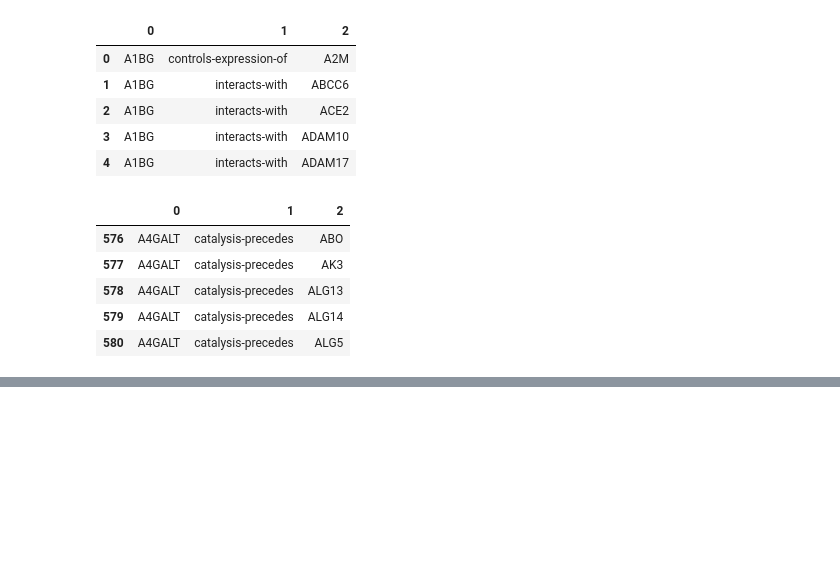
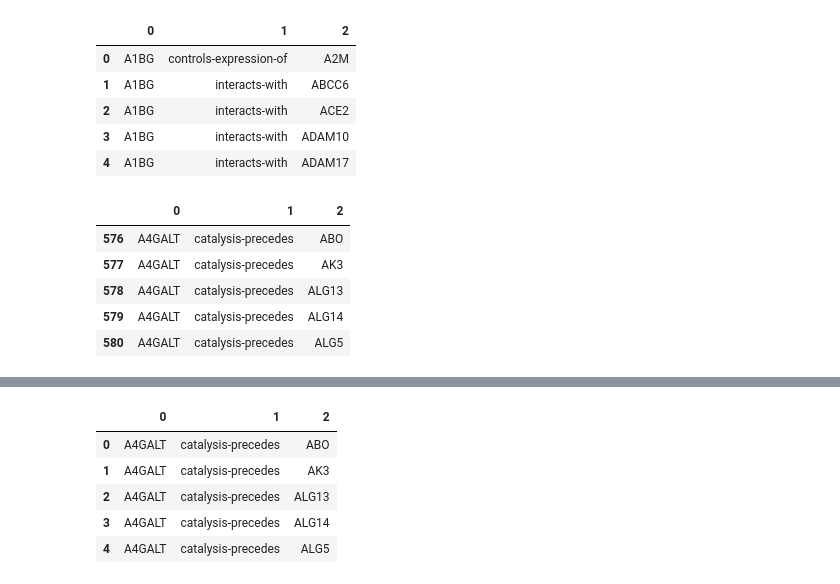
Before and after one commit to sumedhars/csc7901-ml-capstone, a Jupyter notebook: human-protein-preprocessing/get-ppi-from-pathwaycommons.ipynb, the cells around one changed output, grey strips where cells are left out. Saved outputs shown, nothing was run; the diff lists cells and outputs as text; code cells hidden in the pictures; blank space fills up the shorter version.

```diff
--- a/human-protein-preprocessing/get-ppi-from-pathwaycommons.ipynb
+++ b/human-protein-preprocessing/get-ppi-from-pathwaycommons.ipynb
@@ -27,0 +42,10 @@ binary_ppi_bulk.to_csv('binary-ppi-bulk.csv', index=False)
+# %%
+v12_sif_kegg_ppi = v12_sif_kegg[v12_sif_kegg[1]=='catalysis-precedes']
+v12_sif_kegg_ppi.head()
+# %% [output]
+|  | 0 | 1 | 2 |
+| 0 | A4GALT | catalysis-precedes | ABO |
+| 1 | A4GALT | catalysis-precedes | AK3 |
+| 2 | A4GALT | catalysis-precedes | ALG13 |
+| 3 | A4GALT | catalysis-precedes | ALG14 |
+| 4 | A4GALT | catalysis-precedes | ALG5 |
```
Also changed, not shown: parts of 11 cells of this notebook, 1 other file.
